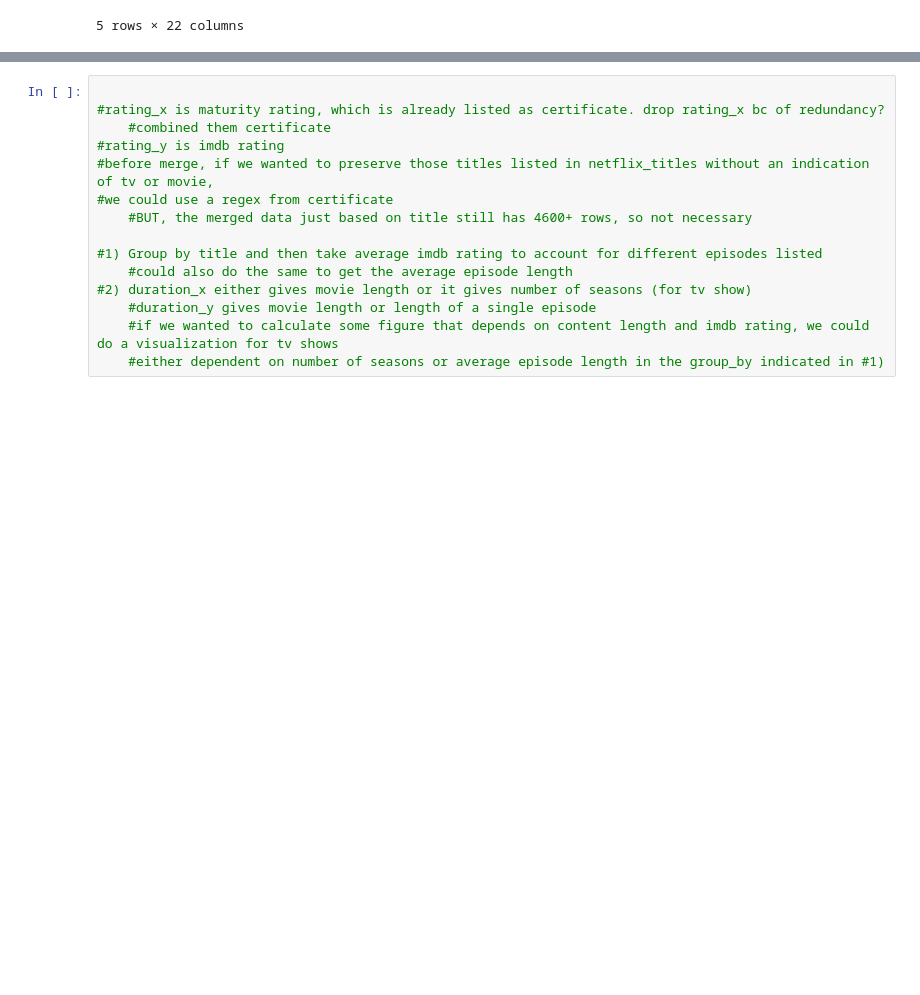
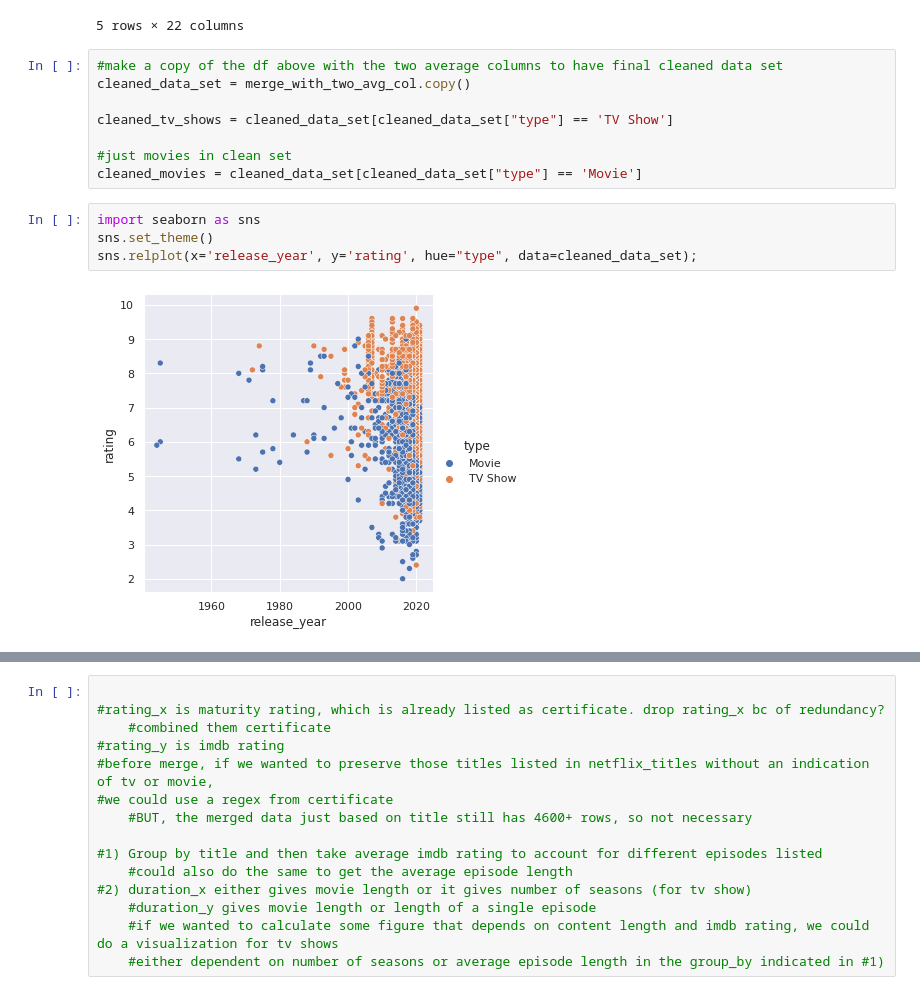
Before and after one commit to drewf24/cs216_final_project, a Jupyter notebook: project prototype.ipynb, the cells around one changed output, grey strips where cells are left out. Saved outputs shown, nothing was run; the diff lists cells and outputs as text; blank space fills up the shorter version.

Commit message:
visualizations

```diff
--- a/project prototype.ipynb
+++ b/project prototype.ipynb
@@ -73,3 +73,17 @@ merge_with_two_avg_col.head()
 | 3 | s3 | TV Show | Ganglands | Julien Leclercq | Sami Bouajila, Tracy Gotoas, Samu... | NaN | September 24, 2021 | 2021 | 1 Season | ... |
 | 4 | s4 | TV Show | Jailbirds New Orleans | NaN | NaN | NaN | September 24, 2021 | 2021 | 1 Season | ... |
 5 rows × 22 columns
+# %%
+#make a copy of the df above with the two average columns to have final cleaned data set
+cleaned_data_set = merge_with_two_avg_col.copy()
+
+cleaned_tv_shows = cleaned_data_set[cleaned_data_set["type"] == 'TV Show']
+
+#just movies in clean set
+cleaned_movies = cleaned_data_set[cleaned_data_set["type"] == 'Movie']
+# %%
+import seaborn as sns
+sns.set_theme()
+sns.relplot(x='release_year', y='rating', hue="type", data=cleaned_data_set);
+# %% [output]
+[figure, added]
```
Also changed, not shown: parts of 10 cells of this notebook.
